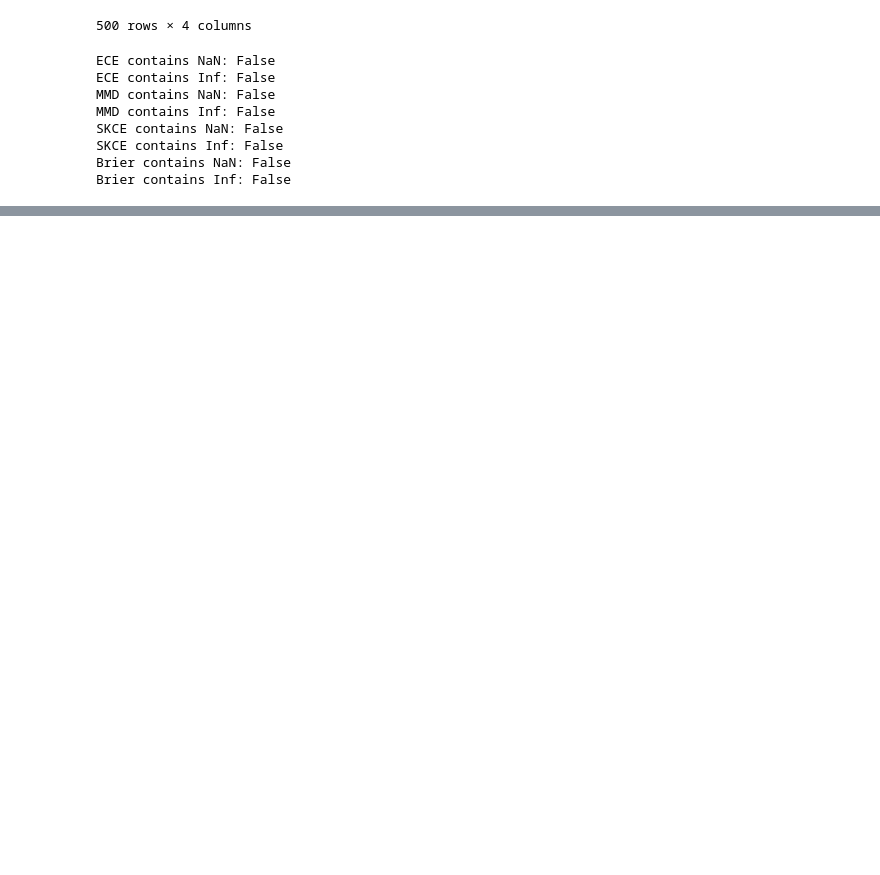
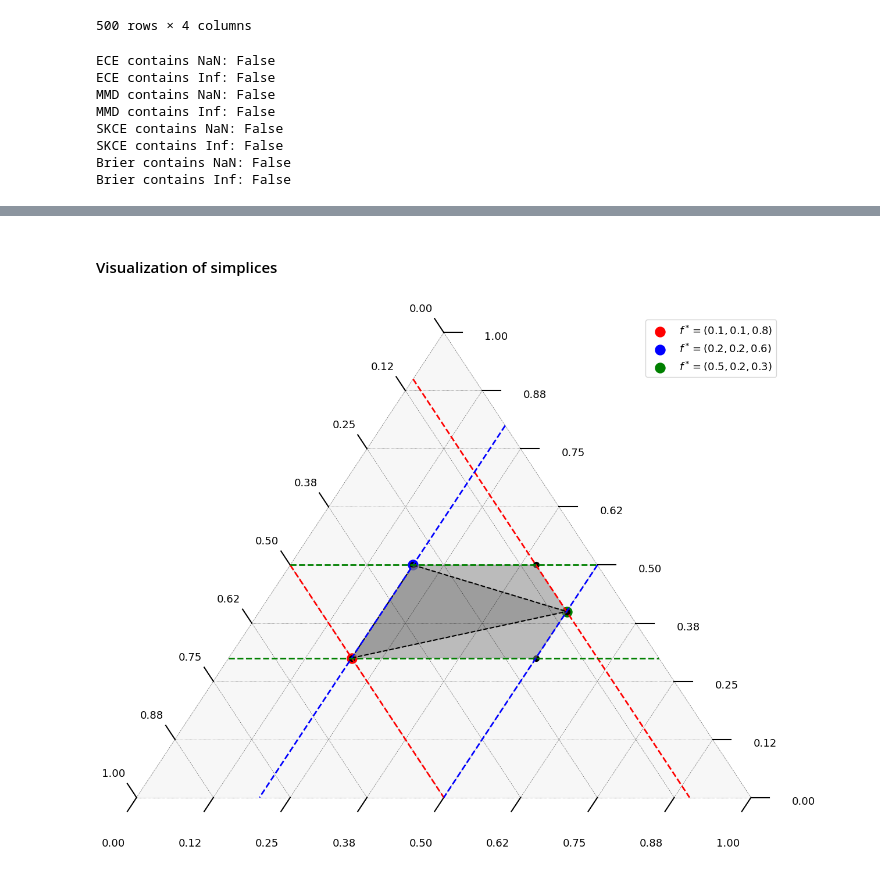
Before and after one commit to mkjuergens/EnsembleCalibration, a Jupyter notebook: notebooks/cal_estimator_analysis.ipynb, the cells around one changed output, grey strips where cells are left out. Drawn from its saved outputs; the diff is of its cells as text; code cells hidden in the pictures; blank space fills up the shorter version.

```diff
--- a/notebooks/cal_estimator_analysis.ipynb
+++ b/notebooks/cal_estimator_analysis.ipynb
@@ -443,0 +451,75 @@ plt.savefig("../figures/histogram_cal_estimates.png", dpi=400)
+# %% [markdown]
+#### Visualization of simplices
+# %%
+fig, ax = plt.subplots(figsize=(15, 12))
+
+tax = ternary.TernaryAxesSubplot(ax=ax, scale=scale)
+tax.gridlines(multiple=5, color="black")
+
+tick_multiple = 5  # Spacing between ticks in grid units
+tick_values = np.arange(0, scale+1, tick_multiple)  # Tick positions
+tick_labels = [f"{i/scale:.1f}" for i in tick_values]  # Normalized tick labels
+
+point1 = (2/10 * scale, 3/10 * scale, 5/10 * scale)
+point2 = (2/10 * scale, 5/10 * scale, 3/10 * scale)
+point3 = (5/10 * scale, 4/10 * scale, 1/10 * scale)
+
+# Plot the point in the simplex with a large marker size
+tax.scatter([point1], marker='o', color='red', s=150, label="$f^* = (0.1, 0.1, 0.8)$")
+tax.scatter([point2], marker='o', color='blue', s=150, label="$f^* = (0.2, 0.2, 0.6)$")
+tax.scatter([point3], marker='o', color='green', s=150, label="$f^* = (0.5, 0.2, 0.3)$")
+
+#draw line connecting the points
+tax.line(point1, point2, color='black', linestyle='--')
+tax.line(point1, point3, color='black', linestyle='--')
+tax.line(point2, point3, color='black', linestyle='--')
+# fill the triangle spanned by the points
+cartesian_vertices = [project_point(v,) for v in [point1, point2, point3]]
+x_coords, y_coords = zip(*cartesian_vertices)
+tax.ax.fill(x_coords, y_coords, color='grey', alpha=0.5)
+
+tax.set_axis_limits({'b': [0, 1], 'l': [0, 1], 'r': [0, 1]})
+tax.get_ticks_from_axis_limits(multiple=tick_multiple)
+tax.set_custom_ticks(tick_formats="%.2f", offset=0.03, fontsize=13)
+tax.clear_matplotlib_ticks()
+tax.get_axes().axis('off')
+
+plt.legend(fontsize=13)
+
+# level line at .5 for third class
+tax.right_parallel_line(0.5*scale, color='red', linestyle='--', linewidth=2)
+tax.right_parallel_line(0.1*scale, color='red', linestyle='--', linewidth=2)
+
+tax.left_parallel_line(0.5*scale, color='blue', linestyle='--', linewidth=2)
+tax.left_parallel_line(0.2*scale, color='blue', linestyle='--', linewidth=2)
+
+tax.horizontal_line(0.5*scale, color='green', linestyle='--', linewidth=2)
+tax.horizontal_line(0.3*scale, color='green', linestyle='--', linewidth=2)
+
+# # level line at .5 for second class
+# # shade inner polygon spanned by the lines
+
+vertices = [
+    (0.2 * scale, 0.3 * scale, 0.5 * scale),
+    (0.2 * scale, 0.5 * scale, 0.3 * scale),
+    (0.4 * scale, 0.5 * scale, 0.1 * scale),  # Intersection of a=0.5, c=0.2
+    (0.5 * scale, 0.4 * scale, 0.1 * scale),  # Intersection of a=0.3, c=0.2
+    (0.5*scale, 0.3*scale, 0.2*scale),  # Intersection of a=0.3, b=0.2
+]
+
+# plot vertices
+tax.scatter(vertices, marker='o', color='black', s=50)
+
+# Convert ternary coordinates to Cartesian coordinates
+cartesian_vertices = [project_point(v,) for v in vertices]
+
+# Unzip the list of points into x and y coordinates
+x_coords, y_coords = zip(*cartesian_vertices)
+
+# Fill the polygon using Matplotlib's fill method
+tax.ax.fill(x_coords, y_coords, color='grey', alpha=0.5)
+
+# save
+plt.savefig("../figures/simplex_example_level_lines.png", dpi=400)
+# %% [output]
+[figure, added]
```
Also changed, not shown: parts of 11 cells of this notebook, 44 other files.
